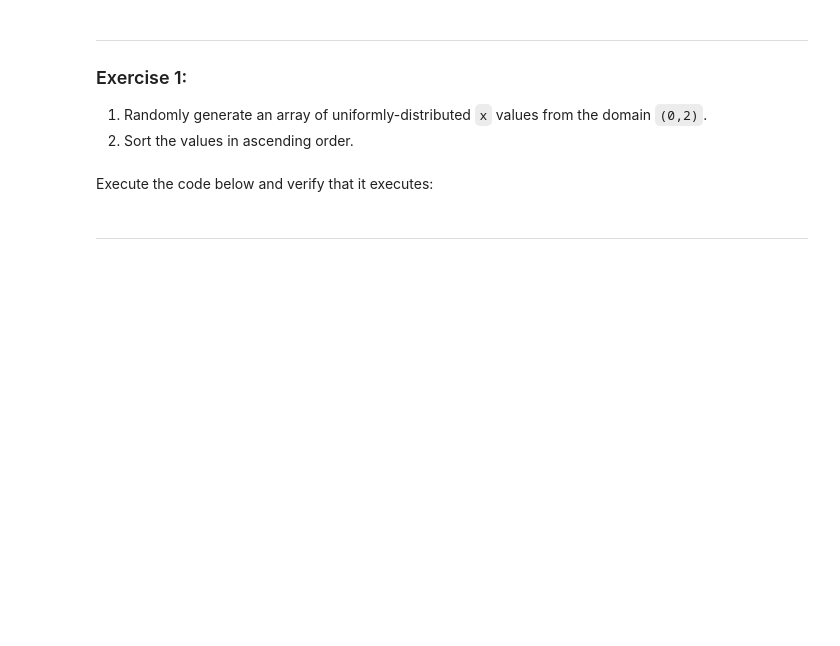
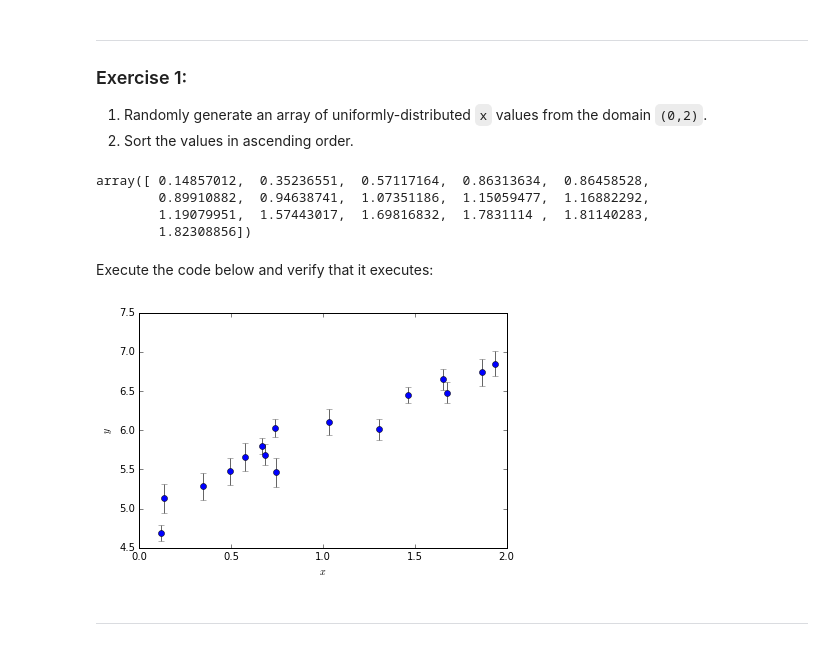
Before and after one commit to pmelchior/usrp-sciprog, a Jupyter notebook: day3/Fitting-a-line.ipynb, the cells around one changed output. Drawn from its saved outputs; the diff is of its cells as text; code cells hidden in the pictures; blank space fills up the shorter version.

```diff
--- a/day3/Fitting-a-line.ipynb
+++ b/day3/Fitting-a-line.ipynb
@@ -34,3 +32,13 @@ b_true = 4.507
+# %%
+import numpy as np
+x=np.random.uniform(0,2,n_data)
+x.sort()
+x
+# %% [output]
+array([ 0.14857012,  0.35236551,  0.57117164,  0.86313634,  0.86458528,
+        0.89910882,  0.94638741,  1.07351186,  1.15059477,  1.16882292,
+        1.19079951,  1.57443017,  1.69816832,  1.7831114 ,  1.81140283,
+        1.82308856])
 # %% [markdown]
 Execute the code below and verify that it executes:
 # %%
@@ -41,10 +49,12 @@ y = a_true*x + b_true
 y_err = rnd.uniform(0.1, 0.2, size=n_data) # randomly generate uncertainty for each datum
 y = rnd.normal(y, y_err) # re-sample y data with noise
 # %%
-plt.errorbar(x, y, y_err, linestyle='none', marker='o', ecolor='#666666')
+plt.errorbar(xvals, y, y_err, linestyle='none', marker='o', ecolor='#666666')
 plt.xlabel('$x$')
 plt.ylabel('$y$')
 plt.tight_layout()
+# %% [output]
+[figure, added]
 # %% [markdown]
 ---
 # %% [markdown]
```
Also changed, not shown: parts of 11 cells of this notebook.
